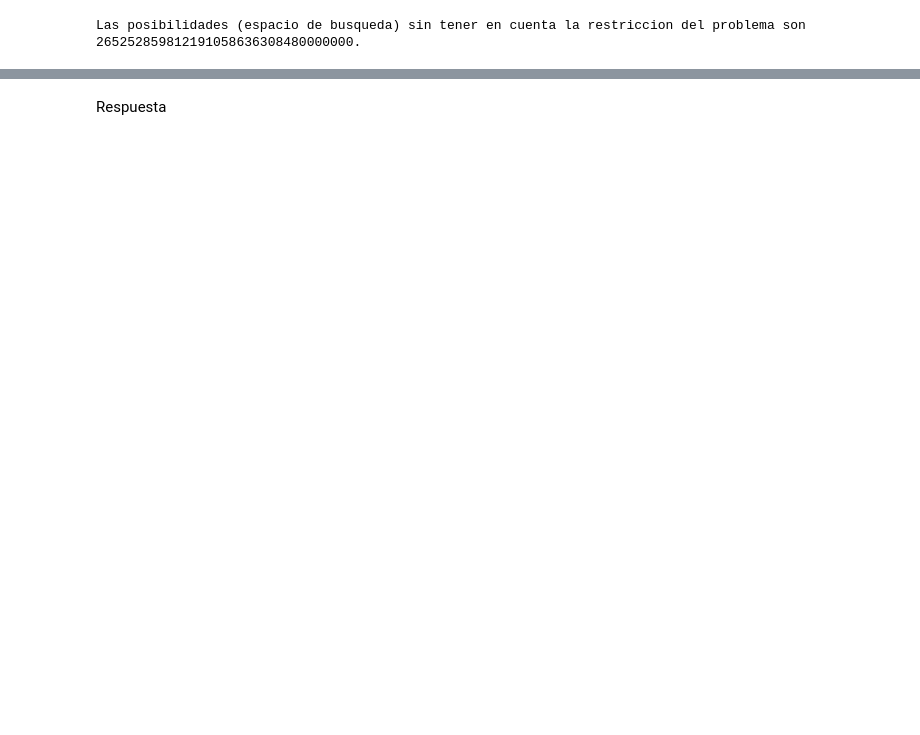
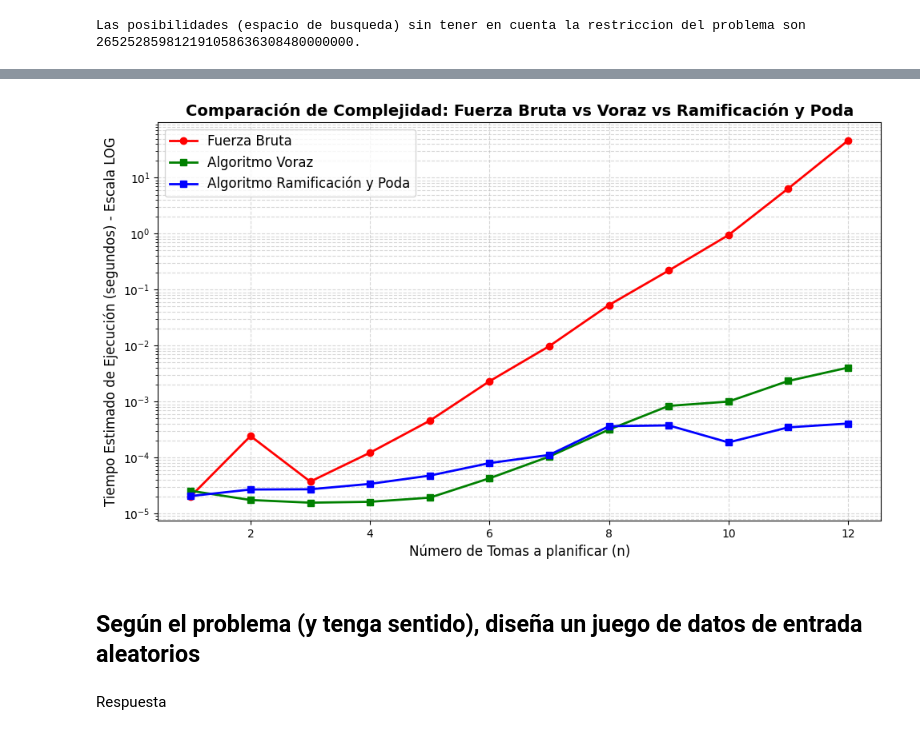
Before and after one commit to danielcorrea96/AlgoritmosOptimizacion, a Jupyter notebook: proyecto/Seminario_Algoritmos.ipynb, the cells around one changed output, grey strips where cells are left out. Drawn from its saved outputs; the diff is of its cells as text; code cells hidden in the pictures; blank space fills up the shorter version.

```diff
--- a/proyecto/Seminario_Algoritmos.ipynb
+++ b/proyecto/Seminario_Algoritmos.ipynb
@@ -45,0 +181,15 @@ Las posibilidades (espacio de busqueda) sin tener en cuenta la restriccion del p
+# %%
+def calcular_costo_total(sesiones, actores_tomas):
+    costo_total = 0
+    num_actores = len(actores_tomas[0])
+    for sesion in sesiones:
+        actores_del_dia = [0] * num_actores
+
+        for toma in sesion:
+            actores_toma = actores_tomas[toma]
+            for i in range(len(actores_toma)):
+                if actores_del_dia[i] == 0 and actores_toma[i] == 1:
+                    actores_del_dia[i] = 1
+                    costo_total += 1
+
+    return costo_total
@@ -46,2 +482,57 @@ Las posibilidades (espacio de busqueda) sin tener en cuenta la restriccion del p
+# %%
+import matplotlib.pyplot as plt
+
+n_valores = []
+tiempo_fuerza_bruta = []
+tiempo_voraz = []
+tiempo_ramificacion_poda = []
+for i in range(1, 13):
+  n_valores.append(i)
+  actores_tomas_demo = actores_tomas[:i]
+
+  inicio_fuerza_bruta = time.perf_counter()
+  lista_de_tomas = list(range(len(actores_tomas_demo)))
+  sessiones_vacia = []
+  coordinar_doblaje_fuerza_bruta(0, lista_de_tomas, sessiones_vacia, actores_tomas_demo)
+  fin_fuerza_bruta = time.perf_counter()
+  tiempo_total_fuerza_bruta = fin_fuerza_bruta - inicio_fuerza_bruta
+  tiempo_fuerza_bruta.append(tiempo_total_fuerza_bruta)
+
+  inicio_voraz = time.perf_counter()
+  nodos_evaluados_voraz = 0
+  todas_las_tomas = list(range(len(actores_tomas_demo)))
+  _, _ = coordinar_doblaje_greedy(todas_las_tomas, actores_tomas_demo)
+  fin_voraz = time.perf_counter()
+  tiempo_total_voraz = fin_voraz - inicio_voraz
+  tiempo_voraz.append(tiempo_total_voraz)
+
+  inicio_ramificacion_poda = time.perf_counter()
+  _, _, _  = coordinar_doblaje_ramificacion_poda(actores_tomas_demo)
+  fin_ramificacion_poda = time.perf_counter()
+  tiempo_total_ramificacion_poda = fin_ramificacion_poda - inicio_ramificacion_poda
+  tiempo_ramificacion_poda.append(tiempo_total_ramificacion_poda)
+
+plt.figure(figsize=(10, 6))
+
+plt.plot(n_valores, tiempo_fuerza_bruta, label='Fuerza Bruta', color='red', marker='o', linewidth=2)
+plt.plot(n_valores, tiempo_voraz, label='Algoritmo Voraz', color='green', marker='s', linewidth=2)
+plt.plot(n_valores, tiempo_ramificacion_poda, label='Algoritmo Ramificación y Poda', color='blue', marker='s', linewidth=2)
+
+plt.yscale('log')
+
+plt.title('Comparación de Complejidad: Fuerza Bruta vs Voraz vs Ramificación y Poda', fontsize=14, fontweight='bold')
+plt.xlabel('Número de Tomas a planificar (n)', fontsize=12)
+plt.ylabel('Tiempo Estimado de Ejecución (segundos) - Escala LOG', fontsize=12)
+
+plt.grid(True, which="both", ls="--", alpha=0.5)
+
+plt.legend(fontsize=12)
+
+plt.tight_layout()
+plt.show()
+# %% [output]
+[figure, added]
+# %% [markdown]
+## Según el problema (y tenga sentido), diseña un juego de datos de entrada aleatorios
 # %% [markdown]
 Respuesta
```
Also changed, not shown: parts of 60 cells of this notebook, 2 other files.
